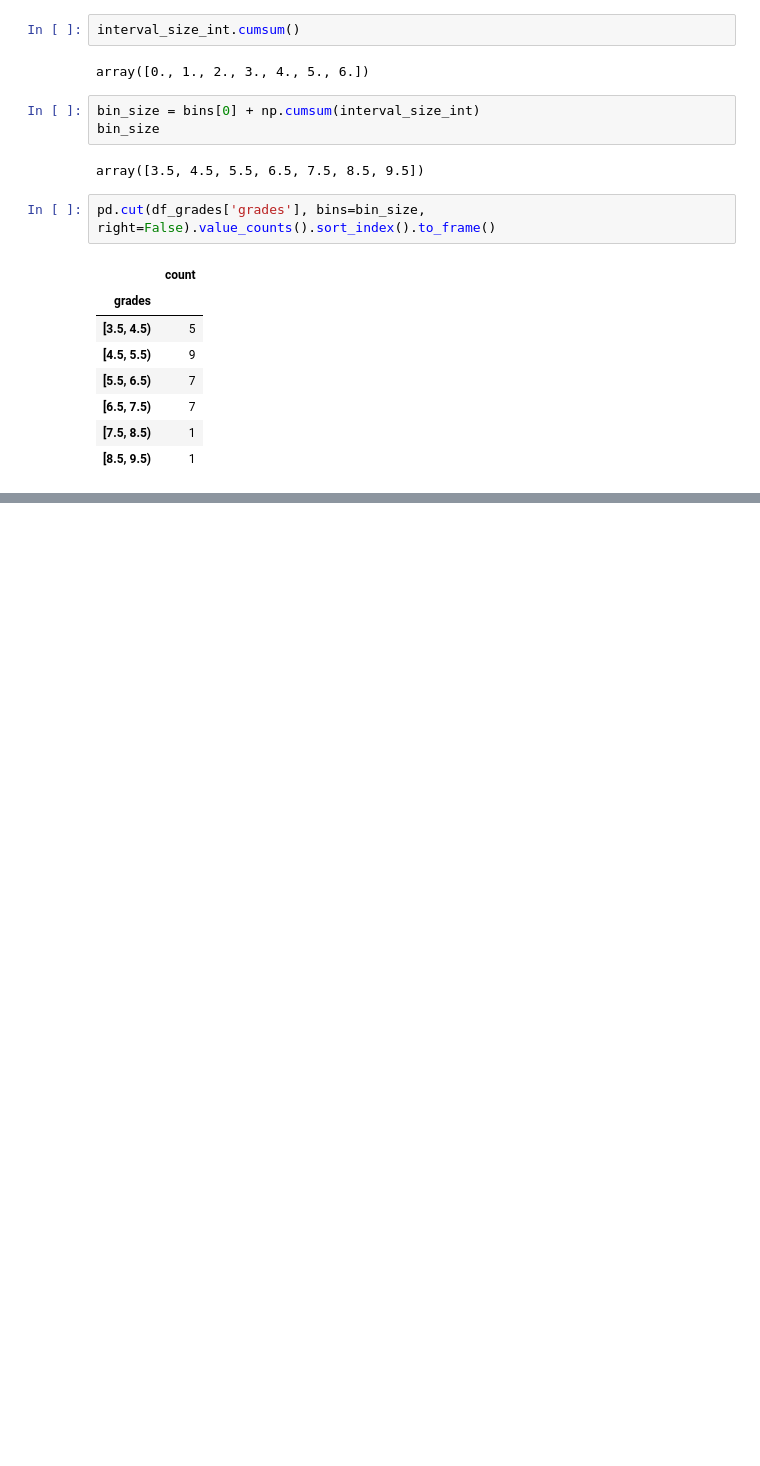
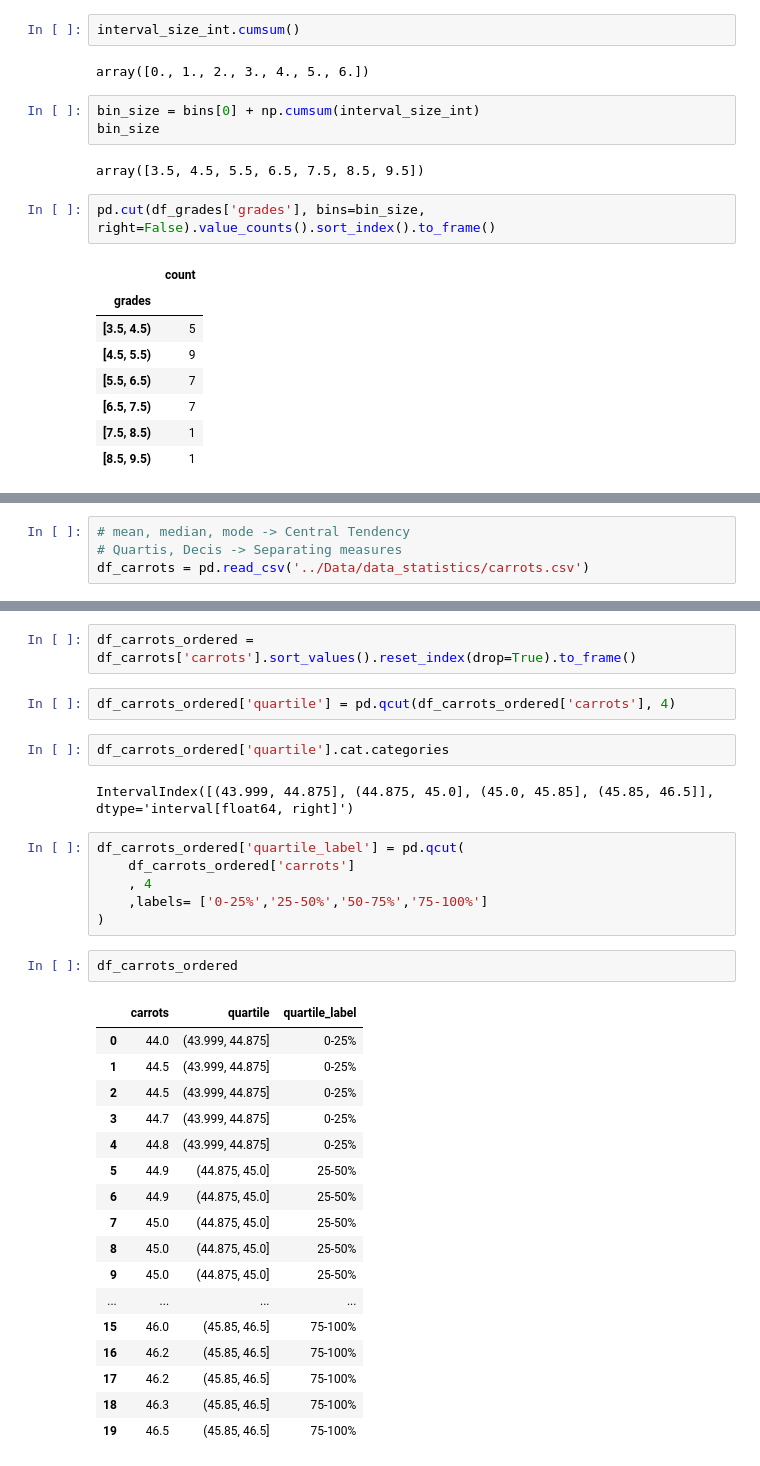
Before and after one commit to ErickVisone/DataScience, a Jupyter notebook: datascience/blood_donors.ipynb, the cells around one changed output, grey strips where cells are left out. Saved outputs shown, nothing was run; the diff lists cells and outputs as text; blank space fills up the shorter version.

```diff
--- a/datascience/blood_donors.ipynb
+++ b/datascience/blood_donors.ipynb
@@ -368,0 +373,4 @@ df_grades.head()
+# %%
+# mean, median, mode -> Central Tendency
+# Quartis, Decis -> Separating measures
+df_carrots = pd.read_csv('../Data/data_statistics/carrots.csv')
@@ -368,0 +491,34 @@ df_grades.head()
+# %%
+df_carrots_ordered = df_carrots['carrots'].sort_values().reset_index(drop=True).to_frame()
+# %%
+df_carrots_ordered['quartile'] = pd.qcut(df_carrots_ordered['carrots'], 4)
+# %%
+df_carrots_ordered['quartile'].cat.categories
+# %% [output]
+IntervalIndex([(43.999, 44.875], (44.875, 45.0], (45.0, 45.85], (45.85, 46.5]], dtype='interval[float64, right]')
+# %%
+df_carrots_ordered['quartile_label'] = pd.qcut(
+    df_carrots_ordered['carrots']
+    , 4
+    ,labels= ['0-25%','25-50%','50-75%','75-100%']
+)
+# %%
+df_carrots_ordered
+# %% [output]
+|  | carrots | quartile | quartile_label |
+| 0 | 44.0 | (43.999, 44.875] | 0-25% |
+| 1 | 44.5 | (43.999, 44.875] | 0-25% |
+| 2 | 44.5 | (43.999, 44.875] | 0-25% |
+| 3 | 44.7 | (43.999, 44.875] | 0-25% |
+| 4 | 44.8 | (43.999, 44.875] | 0-25% |
+| 5 | 44.9 | (44.875, 45.0] | 25-50% |
+| 6 | 44.9 | (44.875, 45.0] | 25-50% |
+| 7 | 45.0 | (44.875, 45.0] | 25-50% |
+| 8 | 45.0 | (44.875, 45.0] | 25-50% |
+| 9 | 45.0 | (44.875, 45.0] | 25-50% |
+| ... | ... | ... | ... |
+| 15 | 46.0 | (45.85, 46.5] | 75-100% |
+| 16 | 46.2 | (45.85, 46.5] | 75-100% |
+| 17 | 46.2 | (45.85, 46.5] | 75-100% |
+| 18 | 46.3 | (45.85, 46.5] | 75-100% |
+| 19 | 46.5 | (45.85, 46.5] | 75-100% |
```
Also changed, not shown: parts of 16 cells of this notebook.
